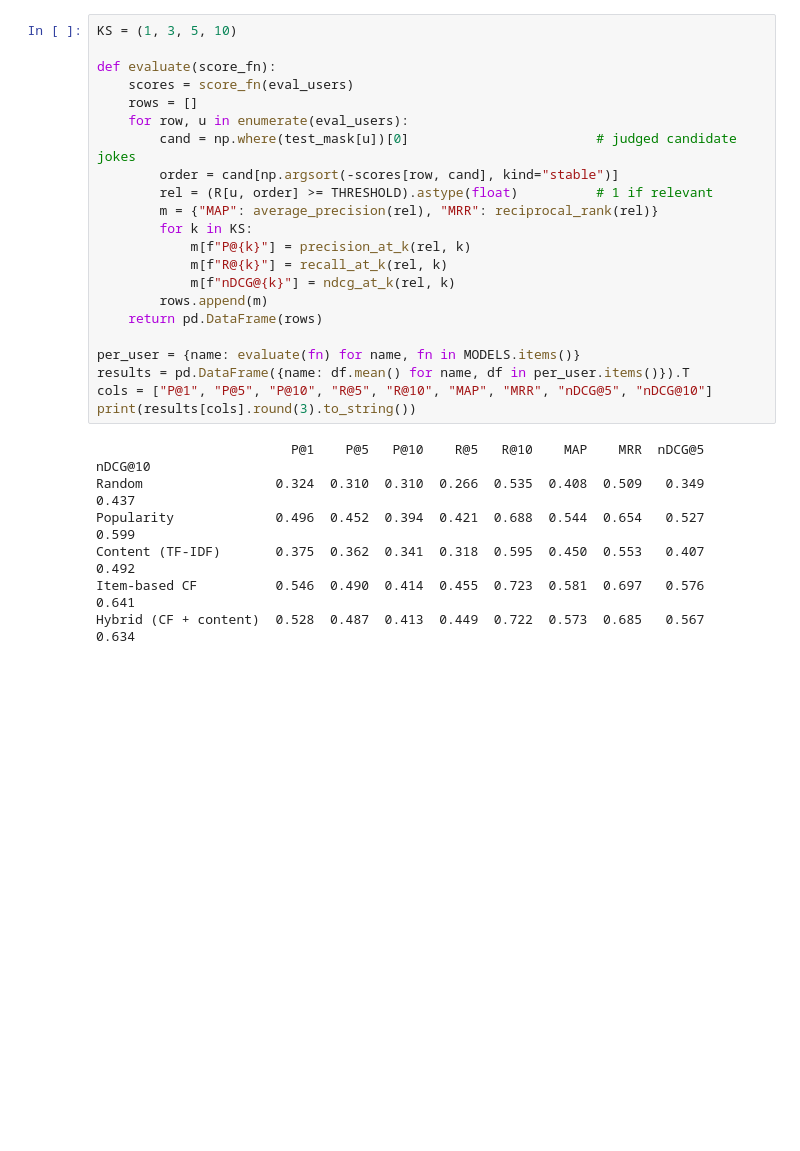
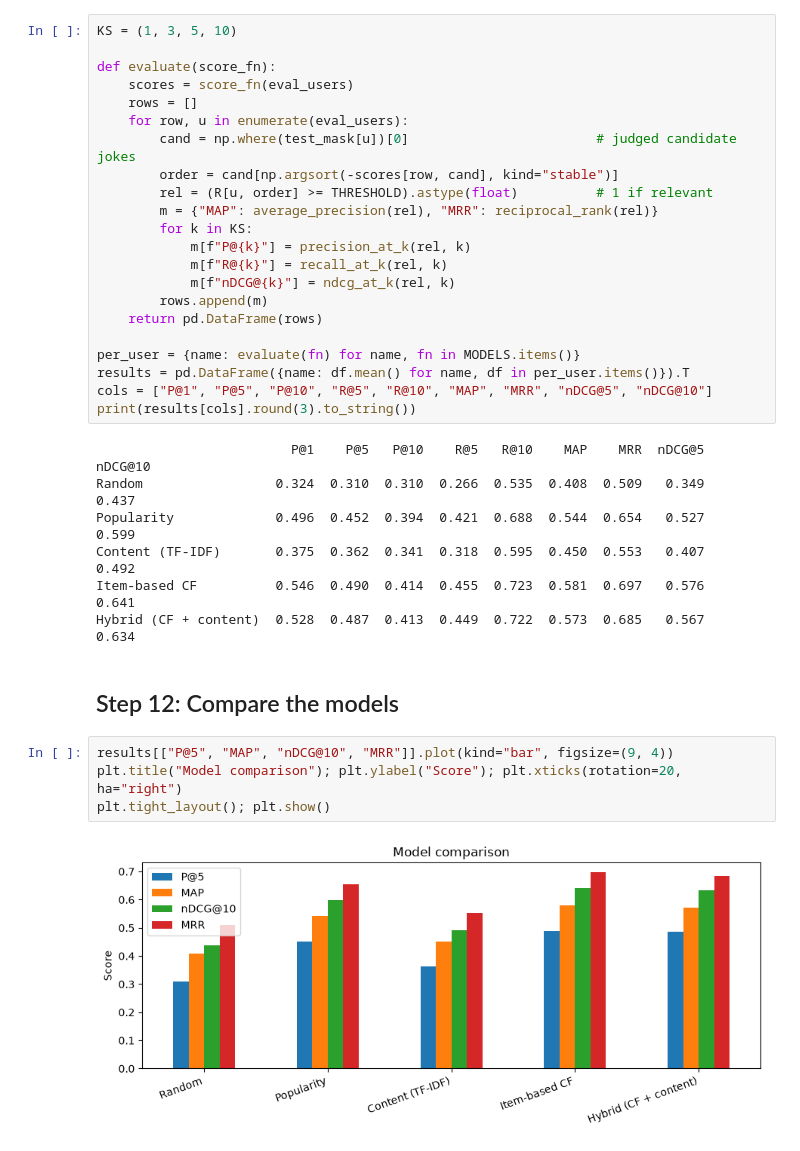
Before and after one commit to AmritaPudasaini/Information-Retrieval, a Jupyter notebook: feature-based-retrieval-system.ipynb, the cells around one changed output. Saved outputs shown, nothing was run; the diff lists cells and outputs as text; blank space fills up the shorter version.

Commit message:
model comparison

```diff
--- a/feature-based-retrieval-system.ipynb
+++ b/feature-based-retrieval-system.ipynb
@@ -447,3 +447,11 @@ Popularity             0.496  0.452  0.394  0.421  0.688  0.544  0.654   0.527
 Content (TF-IDF)       0.375  0.362  0.341  0.318  0.595  0.450  0.553   0.407    0.492
 Item-based CF          0.546  0.490  0.414  0.455  0.723  0.581  0.697   0.576    0.641
 Hybrid (CF + content)  0.528  0.487  0.413  0.449  0.722  0.573  0.685   0.567    0.634
+# %% [markdown]
+## Step 12: Compare the models
+# %%
+results[["P@5", "MAP", "nDCG@10", "MRR"]].plot(kind="bar", figsize=(9, 4))
+plt.title("Model comparison"); plt.ylabel("Score"); plt.xticks(rotation=20, ha="right")
+plt.tight_layout(); plt.show()
+# %% [output]
+[figure, added]
```
Also changed, not shown: parts of 2 cells of this notebook.
